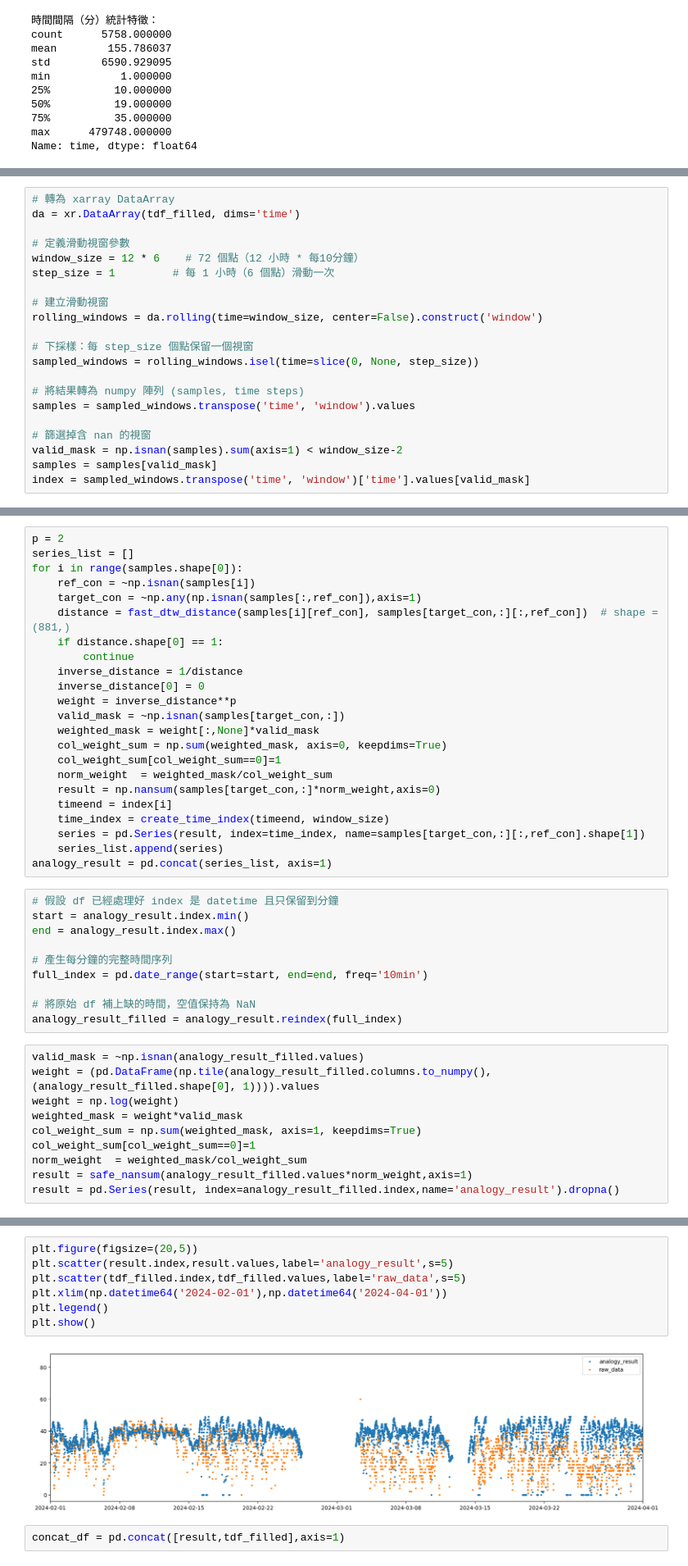
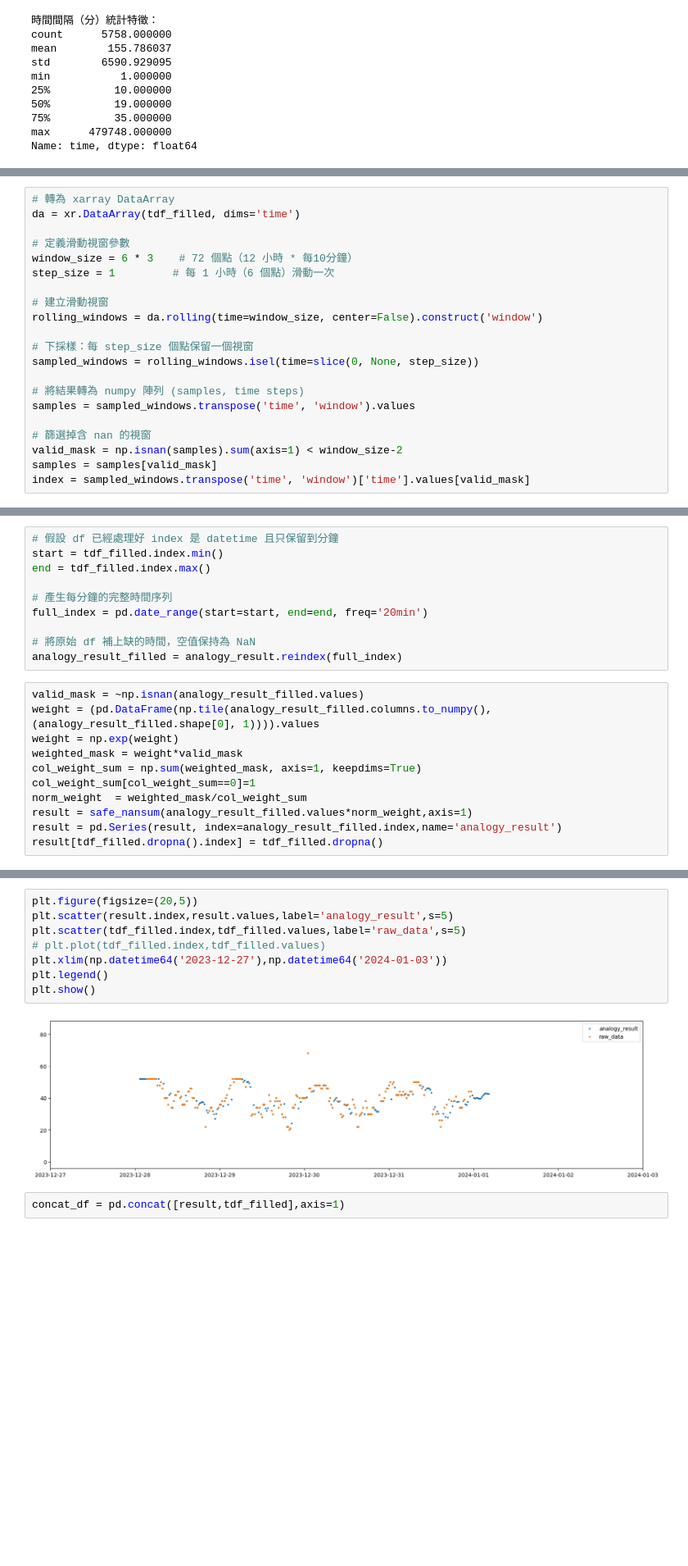
Before and after one commit to jhyeoh2002/V2B_Optimization_with_AI_on_BSS, a Jupyter notebook: Ding_part/Analogy.ipynb, the cells around one changed output, grey strips where cells are left out. Shown at 82% size. Drawn from its saved outputs; the diff is of its cells as text; blank space fills up the shorter version.

Commit message:
analogy checkpoint

```diff
--- a/Ding_part/Analogy.ipynb
+++ b/Ding_part/Analogy.ipynb
@@ -98,7 +125,7 @@ tdf_filled.name = 'raw_data'
 da = xr.DataArray(tdf_filled, dims='time')
 
 # 定義滑動視窗參數
-window_size = 12 * 6    # 72 個點（12 小時 * 每10分鐘）
+window_size = 6 * 3    # 72 個點（12 小時 * 每10分鐘）
 step_size = 1         # 每 1 小時（6 個點）滑動一次
 
 # 建立滑動視窗
@@ -191,44 +251,22 @@ series_list.append(series)
 analogy_result = pd.concat(series_list, axis=1)
-# %%
-p = 2
-series_list = []
-for i in range(samples.shape[0]):
-    ref_con = ~np.isnan(samples[i])
-    target_con = ~np.any(np.isnan(samples[:,ref_con]),axis=1)
-    distance = fast_dtw_distance(samples[i][ref_con], samples[target_con,:][:,ref_con])  # shape = (881,)
-    if distance.shape[0] == 1:
-        continue
-    inverse_distance = 1/distance
-    inverse_distance[0] = 0
-    weight = inverse_distance**p
-    valid_mask = ~np.isnan(samples[target_con,:])
-    weighted_mask = weight[:,None]*valid_mask
-    col_weight_sum = np.sum(weighted_mask, axis=0, keepdims=True)
-    col_weight_sum[col_weight_sum==0]=1
-    norm_weight  = weighted_mask/col_weight_sum
-    result = np.nansum(samples[target_con,:]*norm_weight,axis=0)
-    timeend = index[i]
-    time_index = create_time_index(timeend, window_size)
-    series = pd.Series(result, index=time_index, name=samples[target_con,:][:,ref_con].shape[1])
-    series_list.append(series)
-analogy_result = pd.concat(series_list, axis=1)
 # %%
 # 假設 df 已經處理好 index 是 datetime 且只保留到分鐘
-start = analogy_result.index.min()
-end = analogy_result.index.max()
+start = tdf_filled.index.min()
+end = tdf_filled.index.max()
 
 # 產生每分鐘的完整時間序列
-full_index = pd.date_range(start=start, end=end, freq='10min')
+full_index = pd.date_range(start=start, end=end, freq='20min')
 
 # 將原始 df 補上缺的時間，空值保持為 NaN
 analogy_result_filled = analogy_result.reindex(full_index)
 # %%
 valid_mask = ~np.isnan(analogy_result_filled.values)
 weight = (pd.DataFrame(np.tile(analogy_result_filled.columns.to_numpy(), (analogy_result_filled.shape[0], 1)))).values
-weight = np.log(weight)
+weight = np.exp(weight)
 weighted_mask = weight*valid_mask
 col_weight_sum = np.sum(weighted_mask, axis=1, keepdims=True)
 col_weight_sum[col_weight_sum==0]=1
 norm_weight  = weighted_mask/col_weight_sum
 result = safe_nansum(analogy_result_filled.values*norm_weight,axis=1)
-result = pd.Series(result, index=analogy_result_filled.index,name='analogy_result').dropna()
+result = pd.Series(result, index=analogy_result_filled.index,name='analogy_result')
+result[tdf_filled.dropna().index] = tdf_filled.dropna()
@@ -235,11 +311,12 @@ result = pd.Series(result, index=analogy_result_filled.index,name='analogy_resul
 # %%
 plt.figure(figsize=(20,5))
 plt.scatter(result.index,result.values,label='analogy_result',s=5)
 plt.scatter(tdf_filled.index,tdf_filled.values,label='raw_data',s=5)
-plt.xlim(np.datetime64('2024-02-01'),np.datetime64('2024-04-01'))
+# plt.plot(tdf_filled.index,tdf_filled.values)
+plt.xlim(np.datetime64('2023-12-27'),np.datetime64('2024-01-03'))
 plt.legend()
 plt.show()
 # %% [output]
-[figure, old version]
+[figure, new version]
 # %%
 concat_df = pd.concat([result,tdf_filled],axis=1)
```
Also changed, not shown: parts of 17 cells of this notebook, 1 other file.
